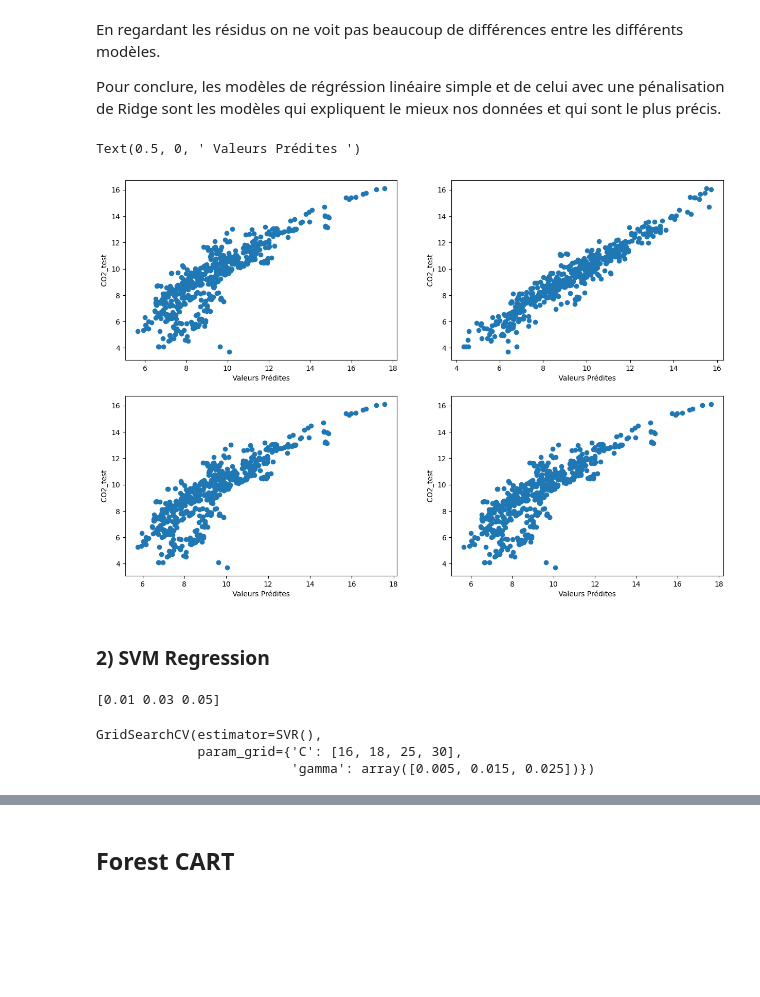
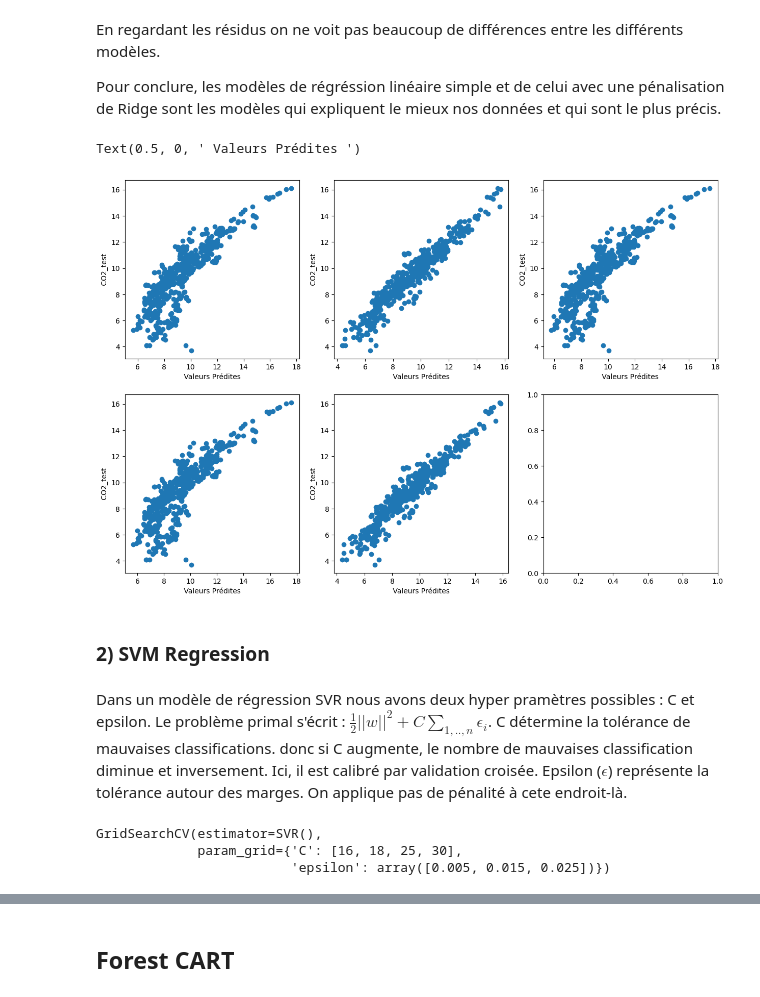
Before and after one commit to PaolaDeTruchis/MachineLearning, a Jupyter notebook: Projet_ML_Python.ipynb, the cells around one changed output, grey strips where cells are left out. Saved outputs shown, nothing was run; the diff lists cells and outputs as text; code cells hidden in the pictures; blank space fills up the shorter version.

```diff
--- a/Projet_ML_Python.ipynb
+++ b/Projet_ML_Python.ipynb
@@ -695,32 +701,32 @@ dtype: float64
 # %%
 from sklearn.pipeline import make_pipeline
 
-param=[{"alpha":[0.001,0.005,0.01,0.05 ]}]
+column_names = X_train.columns.tolist()
+column_names_poly = ['1'] + column_names  # Ajouter le biais
+column_names_poly += [f"{col}^2" for col in column_names]  # Ajouter les termes quadratiques
+column_names_poly += [f"{col1}*{col2}" for i, col1 in enumerate(column_names) for col2 in column_names[i+1:]]  # Ajouter les termes d'interaction
+column_names_poly = np.array(column_names_poly)
 
 param_grid = {
-    'polynomialfeatures__degree': [2],  # Degrés du polynôme à tester
     'lasso__alpha': [0.001, 0.01, 0.1, 1.0]  # Valeurs à tester pour le paramètre de régularisation alpha
     }
 
 
-lasso_model2 = make_pipeline(PolynomialFeatures(), Lasso(max_iter=10000))
+lasso_model2 = make_pipeline(PolynomialFeatures(degree=2), Lasso(max_iter=10000))
 
 grid_search = GridSearchCV(lasso_model2, param_grid, cv=5, scoring='neg_mean_squared_error')
 
-grid_search.fit(Xr_train, CO2_train)
+lasso_Opt2 = grid_search.fit(Xr_train, CO2_train)
 
-# regOpt_lasso2 = lasso_model.fit(Xr_train,CO2_train)
+best_alpha = lasso_Opt2.best_params_['lasso__alpha']
+print("Meilleur paramètre alpha:", best_alpha)
 
-# best_lasso = lasso_model.best_estimator_
-
-print("Meilleur paramètre alpha:", grid_search.best_params_)
-
-best_model = grid_search.best_estimator_
-predictions = best_model.predict(Xr_test)
+best_model = lasso_Opt2.best_estimator_
+CO2_pred_lasso2 = best_model.predict(Xr_test)
 
 
-MSE_lasso2 = mean_squared_error(CO2_test, predictions)
-R2_lasso2 = r2_score(CO2_test,predictions)
+MSE_lasso2 = mean_squared_error(CO2_test, CO2_pred_lasso2)
+R2_lasso2 = r2_score(CO2_test,CO2_pred_lasso2)
 
 #n = len(CO2_test)
 #p = Xr_test.shape[1]
@@ -742,18 +779,18 @@ AttributeError: 'Pipeline' object has no attribute 'coef_'
 # %%
 from sklearn.linear_model import Ridge
 
-param=[{"alpha":[0.05,0.06,0.07,0.08,0.09,0.1]}]
+param=[{"alpha":[0.01,0.05,0.07,0.1,1,5,10]}]
 
 reg_ridge = Ridge()
 reg_ridge = GridSearchCV(estimator=reg_ridge,param_grid=param, cv=10)
 
 regOpt_ridge = reg_ridge.fit(Xr_train,CO2_train)
 
-best_ridge = reg_ridge.best_estimator_
+best_ridge = regOpt_ridge.best_estimator_
 
 print("Meilleur paramètre alpha:", regOpt_ridge.best_params_["alpha"])
 
-CO2_pred_ridge = reg_ridge.predict(Xr_test)
+CO2_pred_ridge = regOpt_ridge.predict(Xr_test)
 
 MSE_ridge = mean_squared_error(CO2_test, CO2_pred_ridge)
 R2_ridge = r2_score(CO2_test,CO2_pred_ridge)
@@ -843,42 +887,47 @@ En regardant les résidus on ne voit pas beaucoup de différences entre les diff
 Pour conclure, les modèles de régréssion linéaire simple et de celui avec une pénalisation de Ridge sont les modèles qui expliquent le mieux nos données et qui sont le plus précis.
 # %%
 ##### Autre potentiel code
-fig ,axs = plt.subplots(2,2, figsize=(15,10))
+fig ,axs = plt.subplots(2,3, figsize=(15,10))
 
 axs[0,0].scatter(CO2_pred_lin, CO2_test)
 axs[0,0].set_ylabel(" CO2_test ")
 axs[0,0].set_xlabel(" Valeurs Prédites ")
 
 axs[0,1].scatter(CO2_pred_2, CO2_test)
 axs[0,1].set_ylabel(" CO2_test ")
 axs[0,1].set_xlabel(" Valeurs Prédites ")
 
-axs[1,0].scatter(CO2_pred_lasso, CO2_test)
+axs[0,2].scatter(CO2_pred_lasso, CO2_test)
+axs[0,2].set_ylabel(" CO2_test ")
+axs[0,2].set_xlabel(" Valeurs Prédites ")
+
+axs[1,0].scatter(CO2_pred_ridge, CO2_test)
 axs[1,0].set_ylabel(" CO2_test ")
 axs[1,0].set_xlabel(" Valeurs Prédites ")
 
-axs[1,1].scatter(CO2_pred_ridge, CO2_test)
+axs[1,1].scatter(CO2_pred_lasso2, CO2_test)
 axs[1,1].set_ylabel(" CO2_test ")
 axs[1,1].set_xlabel(" Valeurs Prédites ")
 # %% [output]
 Text(0.5, 0, ' Valeurs Prédites ')
-[figure, old version]
+[figure, new version]
 # %% [markdown]
 ### 2) SVM Regression
+# %% [markdown]
+Dans un modèle de régression SVR nous avons deux hyper pramètres possibles : C et epsilon.
+Le problème primal s'écrit : $\frac{1}{2}||w||^2 + C\sum_{1,..,n}{\epsilon_i}$.  C détermine la tolérance de mauvaises classifications. donc si C augmente, le nombre de mauvaises classification diminue et inversement. Ici, il est calibré par validation croisée.
+Epsilon ($\epsilon$) représente la tolérance autour des marges. On applique pas de pénalité à cete endroit-là.
 # %%
 from sklearn.model_selection import GridSearchCV
 from sklearn.svm import SVR
 # %%
-
-print(np.arange(0.01, 0.06, 0.02))
+# print(np.arange(0.01, 0.06, 0.02))
-# %% [output]
-[0.01 0.03 0.05]
 # %%
 # initialisation de la class
 svr = SVR()
 
 # definition des paramètres
-parameters = {'C': [16,18,25,30], 'gamma': np.arange(0.005, 0.03, 0.01)}
+parameters = {'C': [16,18,25,30], 'epsilon': np.arange(0.005, 0.03, 0.01)}
 
 # premier entrainement pour trouver les paramètres optimaux
 svr_param = GridSearchCV(svr, parameters)
@@ -886,7 +935,7 @@ svr_param.fit(Xr_train, CO2_train)
 # %% [output]
 GridSearchCV(estimator=SVR(),
              param_grid={'C': [16, 18, 25, 30],
-                         'gamma': array([0.005, 0.015, 0.025])})
+                         'epsilon': array([0.005, 0.015, 0.025])})
 # %%
 print("Meilleurs paramètres trouvés:", svr_param.best_params_)
 # %% [output]
```
Also changed, not shown: parts of 32 cells of this notebook.
